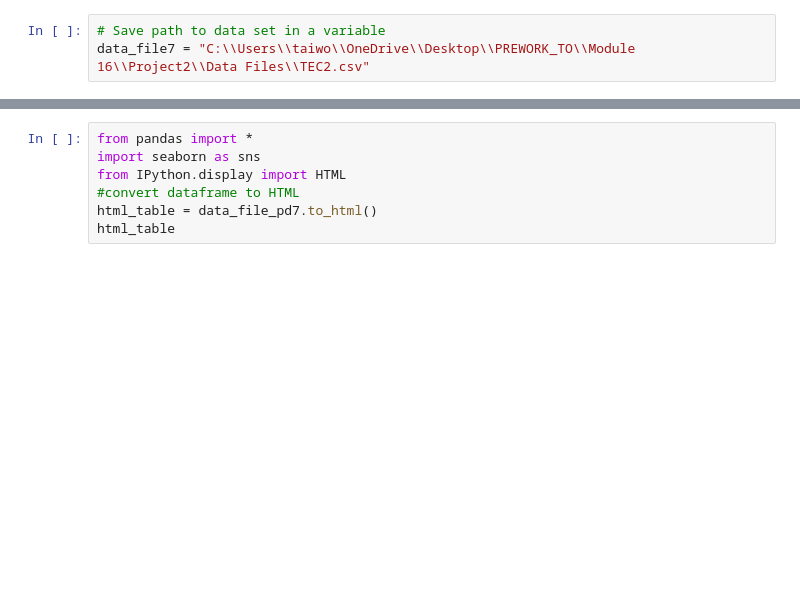
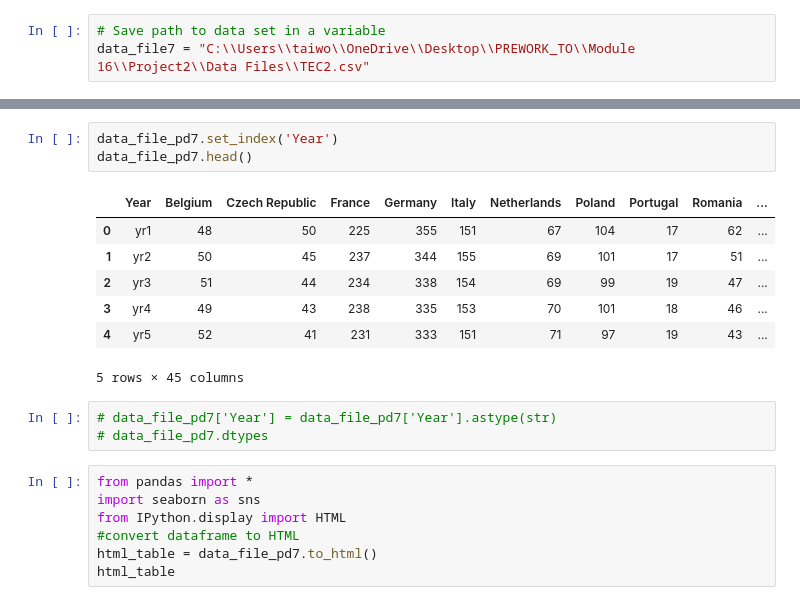
Before and after one commit to tonitiri/Project2, a Jupyter notebook: Templates/Project2.ipynb, the cells around one changed output, grey strips where cells are left out. Saved outputs shown, nothing was run; the diff lists cells and outputs as text; blank space fills up the shorter version.

```diff
--- a/Templates/Project2.ipynb
+++ b/Templates/Project2.ipynb
@@ -366,4 +366,18 @@ data_file_pd7.head()
 5 rows × 45 columns
+# %%
+data_file_pd7.set_index('Year')
+data_file_pd7.head()
+# %% [output]
+|  | Year | Belgium | Czech Republic | France | Germany | Italy | Netherlands | Poland | Portugal | Romania | ... |
+| 0 | yr1 | 48 | 50 | 225 | 355 | 151 | 67 | 104 | 17 | 62 | ... |
+| 1 | yr2 | 50 | 45 | 237 | 344 | 155 | 69 | 101 | 17 | 51 | ... |
+| 2 | yr3 | 51 | 44 | 234 | 338 | 154 | 69 | 99 | 19 | 47 | ... |
+| 3 | yr4 | 49 | 43 | 238 | 335 | 153 | 70 | 101 | 18 | 46 | ... |
+| 4 | yr5 | 52 | 41 | 231 | 333 | 151 | 71 | 97 | 19 | 43 | ... |
+5 rows × 45 columns
+# %%
+# data_file_pd7['Year'] = data_file_pd7['Year'].astype(str)
+# data_file_pd7.dtypes
 # %%
 from pandas import *
 import seaborn as sns
```
Also changed, not shown: parts of 19 cells of this notebook, 1 other file.
